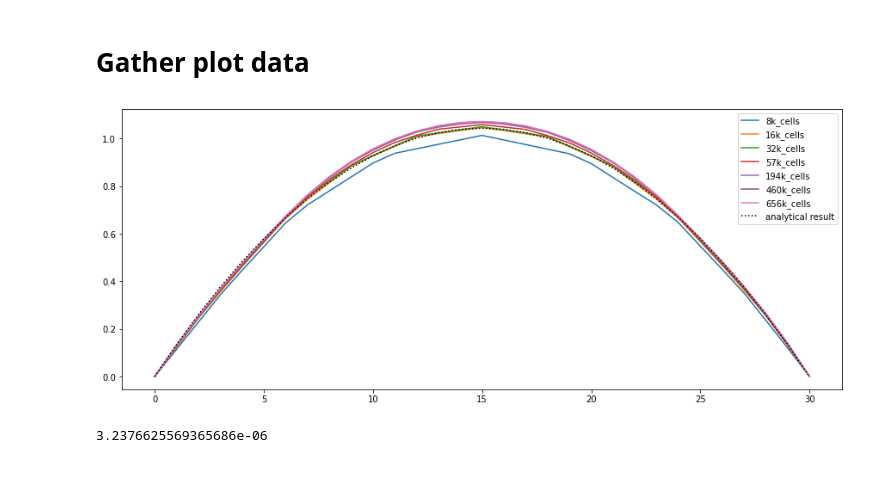
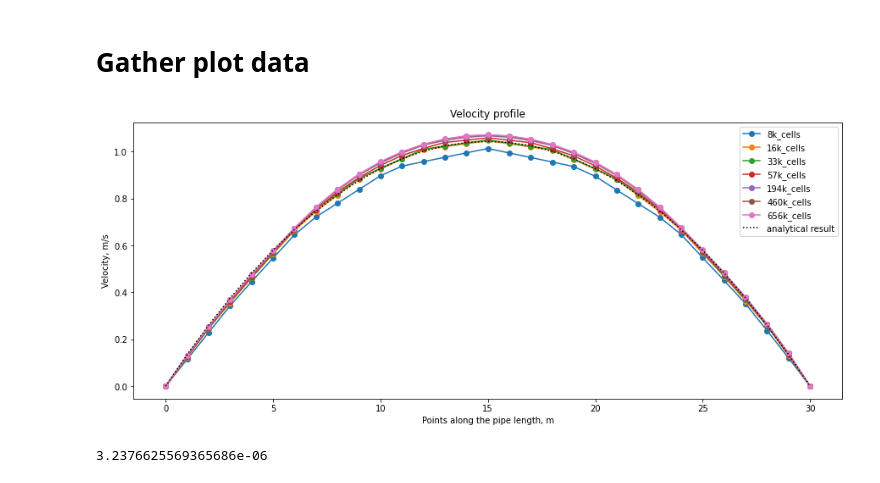
Before and after one commit to barbagroup/FDA-collaboration, a Jupyter notebook: verification/Richardson_extrapolation.ipynb, the cells around one changed output. Drawn from its saved outputs; the diff is of its cells as text; code cells hidden in the pictures.

```diff
--- a/verification/Richardson_extrapolation.ipynb
+++ b/verification/Richardson_extrapolation.ipynb
@@ -26,10 +26,10 @@ def get_sample_data(path):
     mesh.sample_over_line((0, -0.00227, 0.09),(0, 0.00227, 0.09))
     sample = []
     for i in points:
-         sample.append(mesh.sample_over_line((0, -0.00227, i),(0, 0.00227, i), resolution=30)['U'].max())#resolution=15
+         sample.append(mesh.sample_over_line((0, -0.00227, i),(0, 0.00227, i), resolution=31)['U'].max())#resolution=15
     sums=[]
     for i in points:
-         sums.append(mesh.sample_over_line((0, -0.00227, i),(0, 0.00227, i),resolution=30)['U'].sum())#resolution=15
+         sums.append(mesh.sample_over_line((0, -0.00227, i),(0, 0.00227, i),resolution=31)['U'].sum())#resolution=15
     return sample, sums
 # %%
 files = ['8k_cells','16k_cells','33k_cells','57k_cells','194k_cells','460k_cells','656k_cells']
@@ -140,14 +140,18 @@ for i in files:
 # %%
 plt.figure(figsize=(15,6))
 x = np.linspace(0,30,1000)
 
 for i in range(0,len(files)):
 
-    plt.plot(plots[i], label = files[i])
+    plt.plot(plots[i], label = files[i], marker = 'o')
+
 plt.plot(analytical_solution, label = 'analytical result', color = 'black', linestyle = ':')
-plt.legend(loc="upper right");
+plt.legend(loc="upper right")
+plt.xlabel('Points in the profile, m')
+plt.ylabel('Velocity, m/s')
+plt.title('Velocity profile');
 # %% [output]
-[figure, old version]
+[figure, new version]
 # %%
 import math
 length = 0.2
```
Also changed, not shown: parts of 11 cells of this notebook, 22 other files.
